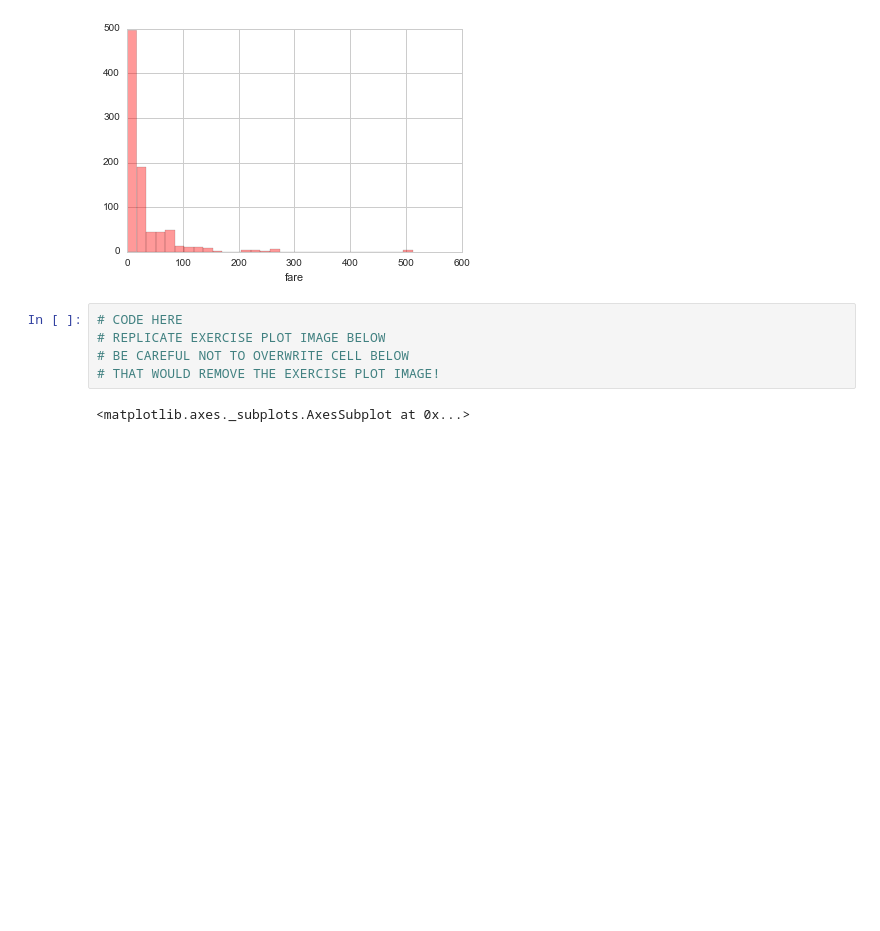
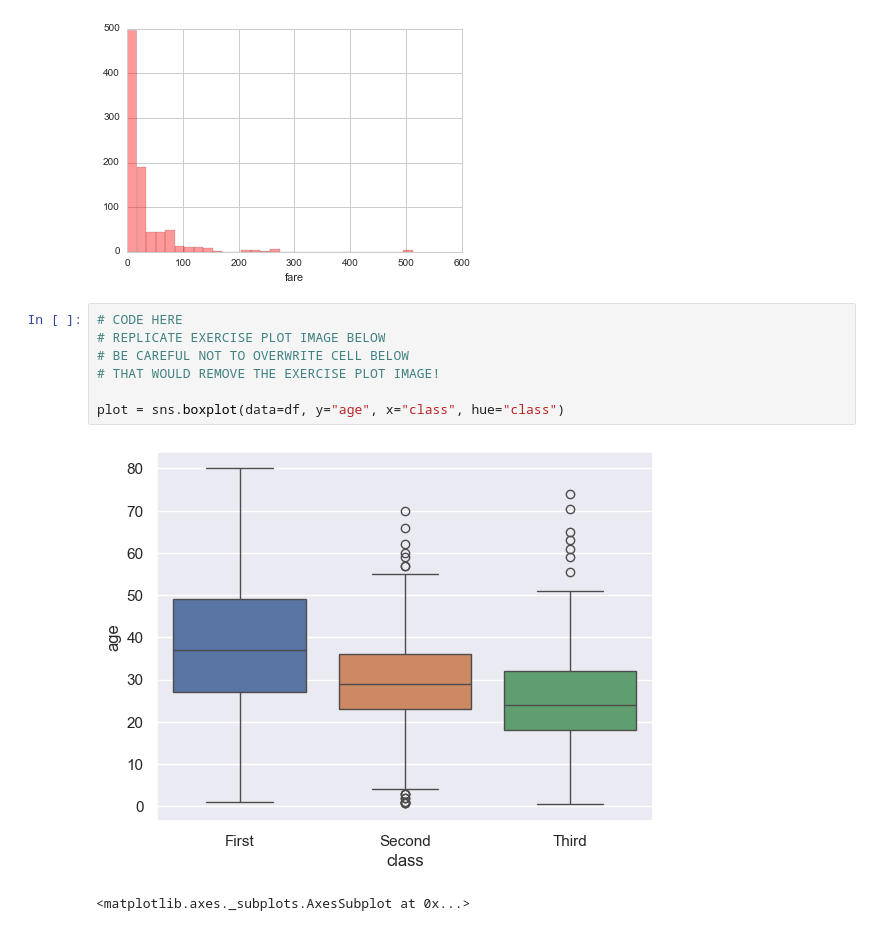
Before and after one commit to mmazurk/data-science-study, a Jupyter notebook: Refactored_Py_DS_ML_Bootcamp-master/06-Data-Visualization-with-Seaborn/07-Seaborn Exercises.ipynb, the cells around one changed output. Drawn from its saved outputs; the diff is of its cells as text; blank space fills up the shorter version.

```diff
--- a/Refactored_Py_DS_ML_Bootcamp-master/06-Data-Visualization-with-Seaborn/07-Seaborn Exercises.ipynb
+++ b/Refactored_Py_DS_ML_Bootcamp-master/06-Data-Visualization-with-Seaborn/07-Seaborn Exercises.ipynb
@@ -54,8 +67,12 @@ titanic.head()
 # %%
 # CODE HERE
 # REPLICATE EXERCISE PLOT IMAGE BELOW
 # BE CAREFUL NOT TO OVERWRITE CELL BELOW
 # THAT WOULD REMOVE THE EXERCISE PLOT IMAGE!
+
+plot = sns.boxplot(data=df, y="age", x="class", hue="class")
+# %% [output]
+[figure, added]
 # %%
 # %% [output]
 <matplotlib.axes._subplots.AxesSubplot at 0x...>
```
Also changed, not shown: parts of 6 cells of this notebook.
